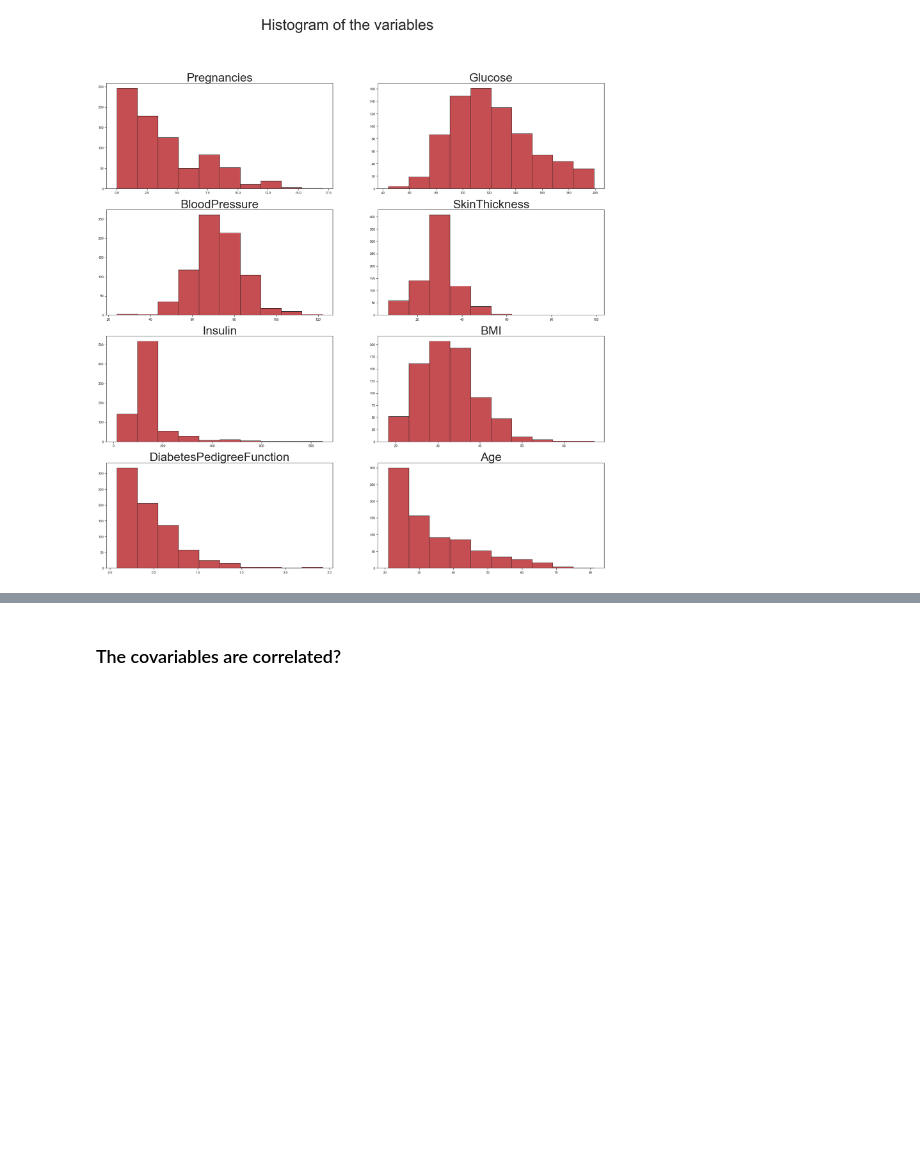
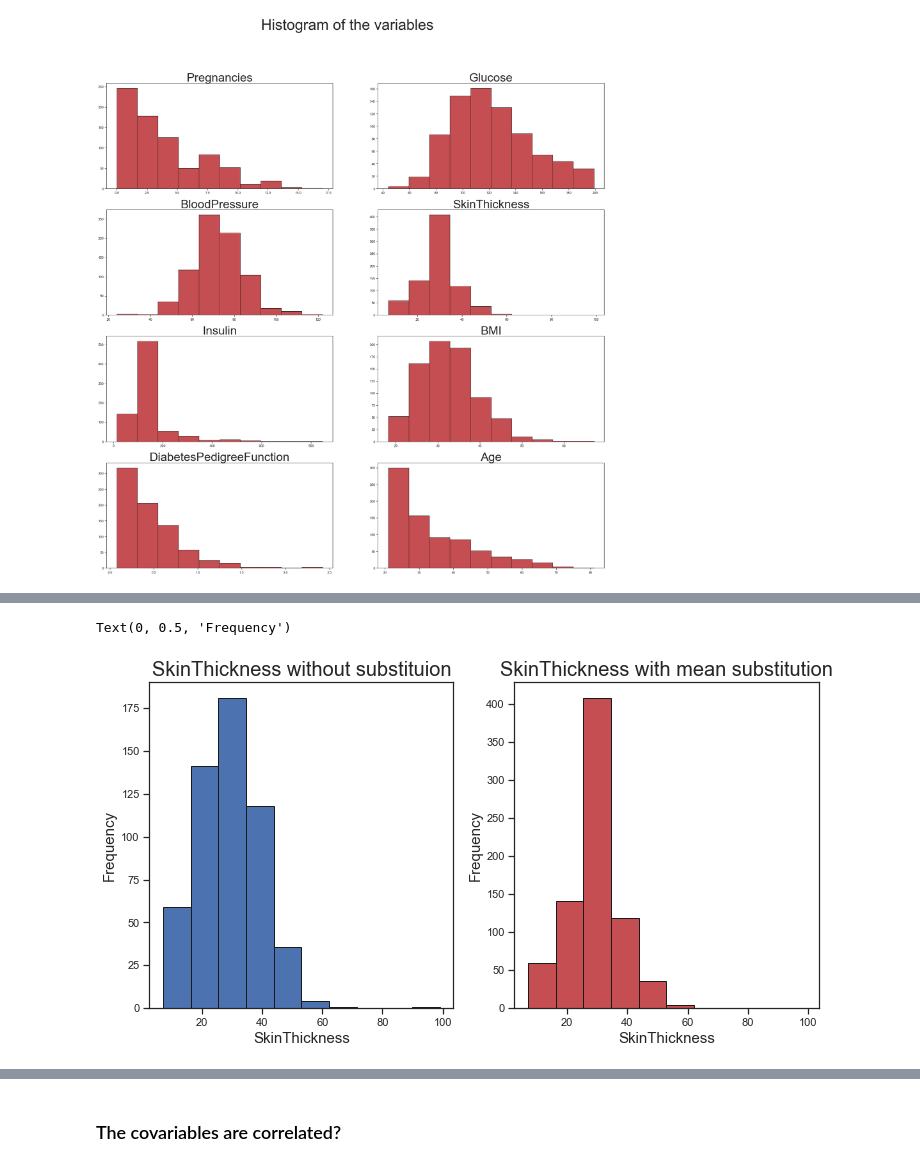
Before and after one commit to gmichelcarvalho/SCC5948_Ciencia-de-dados, a Jupyter notebook: Projeto.ipynb, the cells around one changed output, grey strips where cells are left out. Drawn from its saved outputs; the diff is of its cells as text; code cells hidden in the pictures; blank space fills up the shorter version.

```diff
--- a/Projeto.ipynb
+++ b/Projeto.ipynb
@@ -325,0 +237,15 @@ Maybe, if we add some tenchique to deal with unbalanced data we have some improv
+# %%
+fig, axs = plt.subplots(1, 2, figsize=(12, 6))
+ax = axs.flatten()
+ax[0].set_title('SkinThickness without substituion',fontsize=20)
+ax[0].hist(pima_dataset['SkinThickness'],alpha=1,ec="k",color='b')
+ax[0].set_xlabel('SkinThickness',fontsize=15)
+ax[0].set_ylabel('Frequency',fontsize=15)
+
+ax[1].set_title('SkinThickness with mean substitution',fontsize=20)
+ax[1].hist(pima_dataset_mean['SkinThickness'],alpha=1,ec="k",color='r')
+ax[1].set_xlabel('SkinThickness',fontsize=15)
+ax[1].set_ylabel('Frequency',fontsize=15)
+# %% [output]
+Text(0, 0.5, 'Frequency')
+[figure, added]
```
Also changed, not shown: parts of 69 cells of this notebook, 1 other file.
